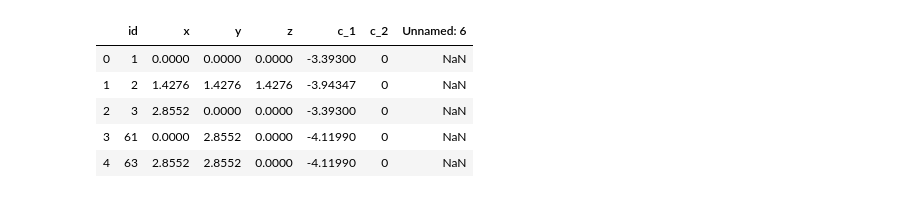
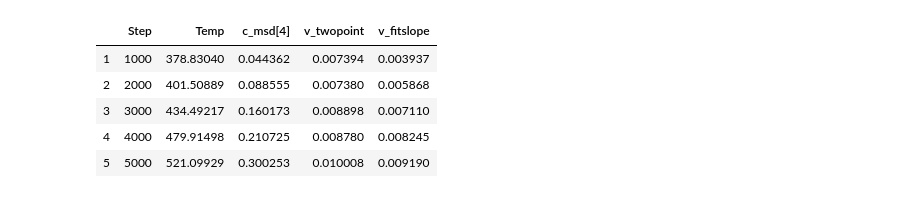
Before and after one commit to YuanshuoZhangDE/Python, a Jupyter notebook: Jupyter/Lammps Data Analysis/Lammps Data Analysis.ipynb, the cells around one changed output. Cells and saved outputs as stored; diff of their text form; code cells hidden in the pictures.

```diff
--- a/Jupyter/Lammps Data Analysis/Lammps Data Analysis.ipynb
+++ b/Jupyter/Lammps Data Analysis/Lammps Data Analysis.ipynb
@@ -5,10 +27,11 @@ import matplotlib.pyplot as plt
 # %%
-contents = pd.read_csv(r'dump_min.lammpstrj', sep=' ')
+contents = pd.read_csv('log.txt', sep=' ')
+contents = contents.drop(0)
 contents.head()
 # %% [output]
-|  | id | x | y | z | c_1 | c_2 | Unnamed: 6 |
-| 0 | 1 | 0.0000 | 0.0000 | 0.0000 | -3.39300 | 0 | NaN |
-| 1 | 2 | 1.4276 | 1.4276 | 1.4276 | -3.94347 | 0 | NaN |
-| 2 | 3 | 2.8552 | 0.0000 | 0.0000 | -3.39300 | 0 | NaN |
-| 3 | 61 | 0.0000 | 2.8552 | 0.0000 | -4.11990 | 0 | NaN |
-| 4 | 63 | 2.8552 | 2.8552 | 0.0000 | -4.11990 | 0 | NaN |
+|  | Step | Temp | c_msd[4] | v_twopoint | v_fitslope |
+| 1 | 1000 | 378.83040 | 0.044362 | 0.007394 | 0.003937 |
+| 2 | 2000 | 401.50889 | 0.088555 | 0.007380 | 0.005868 |
+| 3 | 3000 | 434.49217 | 0.160173 | 0.008898 | 0.007110 |
+| 4 | 4000 | 479.91498 | 0.210725 | 0.008780 | 0.008245 |
+| 5 | 5000 | 521.09929 | 0.300253 | 0.010008 | 0.009190 |
```
Also changed, not shown: parts of 5 cells of this notebook, 3 other files.
